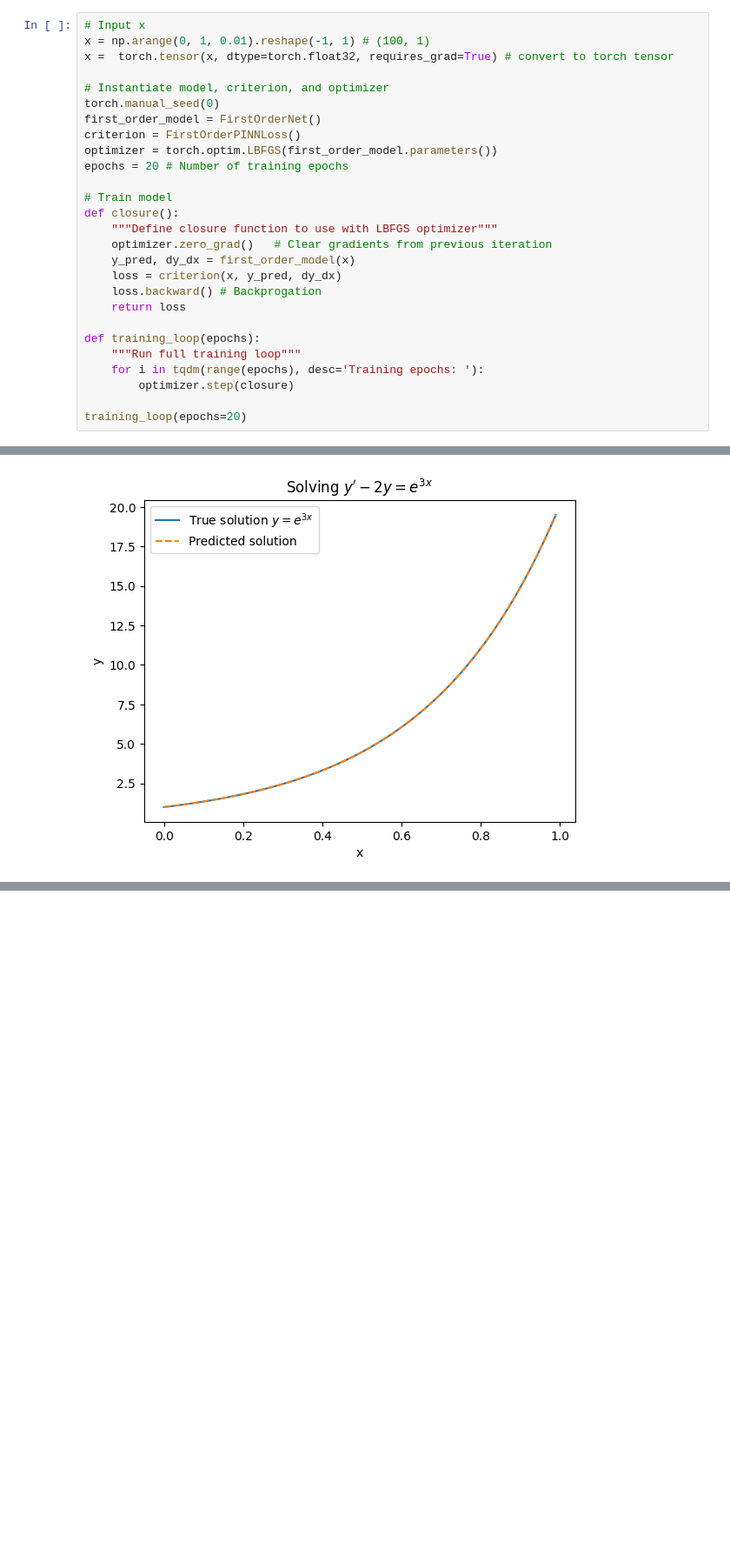
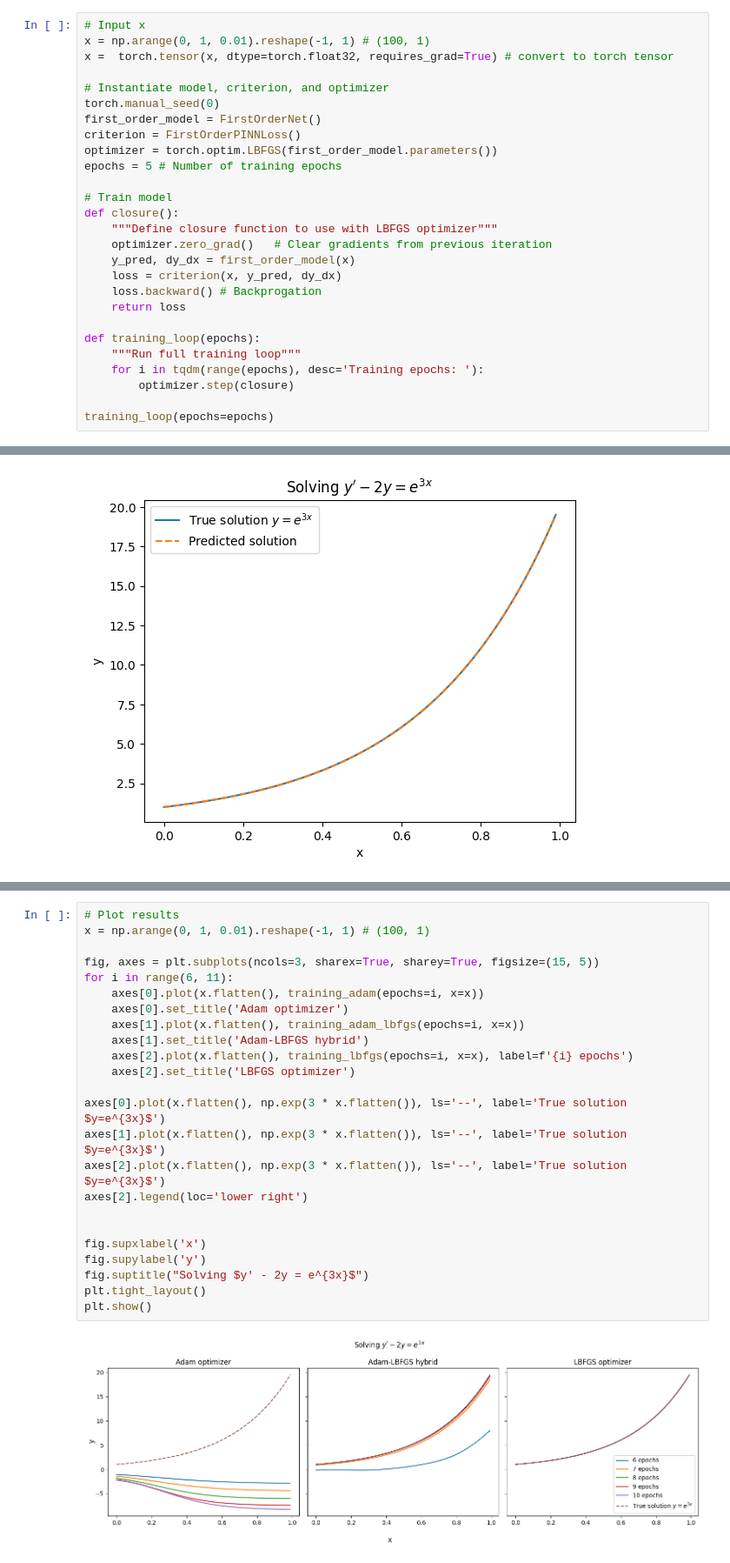
Before and after one commit to Matt2371/PINN_navier_stokes, a Jupyter notebook: PINN_ODE_demo.ipynb, the cells around one changed output, grey strips where cells are left out. Shown: that part at 87% size. Cells and saved outputs as stored; diff of their text form; blank space fills up the shorter version.

```diff
--- a/PINN_ODE_demo.ipynb
+++ b/PINN_ODE_demo.ipynb
@@ -81,7 +81,7 @@ torch.manual_seed(0)
 first_order_model = FirstOrderNet()
 criterion = FirstOrderPINNLoss()
 optimizer = torch.optim.LBFGS(first_order_model.parameters())
-epochs = 20 # Number of training epochs
+epochs = 5 # Number of training epochs
 
 # Train model
 def closure():
@@ -97,7 +97,7 @@ def training_loop(epochs):
     for i in tqdm(range(epochs), desc='Training epochs: '):
         optimizer.step(closure)
 
-training_loop(epochs=20)
+training_loop(epochs=epochs)
 # %%
 # Plot results
 first_order_model.eval()
@@ -116,0 +215,26 @@ plt.show()
+# %%
+# Plot results
+x = np.arange(0, 1, 0.01).reshape(-1, 1) # (100, 1)
+
+fig, axes = plt.subplots(ncols=3, sharex=True, sharey=True, figsize=(15, 5))
+for i in range(6, 11):
+    axes[0].plot(x.flatten(), training_adam(epochs=i, x=x))
+    axes[0].set_title('Adam optimizer')
+    axes[1].plot(x.flatten(), training_adam_lbfgs(epochs=i, x=x))
+    axes[1].set_title('Adam-LBFGS hybrid')
+    axes[2].plot(x.flatten(), training_lbfgs(epochs=i, x=x), label=f'{i} epochs')
+    axes[2].set_title('LBFGS optimizer')
+
+axes[0].plot(x.flatten(), np.exp(3 * x.flatten()), ls='--', label='True solution $y=e^{3x}$')
+axes[1].plot(x.flatten(), np.exp(3 * x.flatten()), ls='--', label='True solution $y=e^{3x}$')
+axes[2].plot(x.flatten(), np.exp(3 * x.flatten()), ls='--', label='True solution $y=e^{3x}$')
+axes[2].legend(loc='lower right')
+
+
+fig.supxlabel('x')
+fig.supylabel('y')
+fig.suptitle("Solving $y' - 2y = e^{3x}$")
+plt.tight_layout()
+plt.show()
+# %% [output]
+[figure, added]
```
Also changed, not shown: parts of 4 cells of this notebook, 7 other files.
